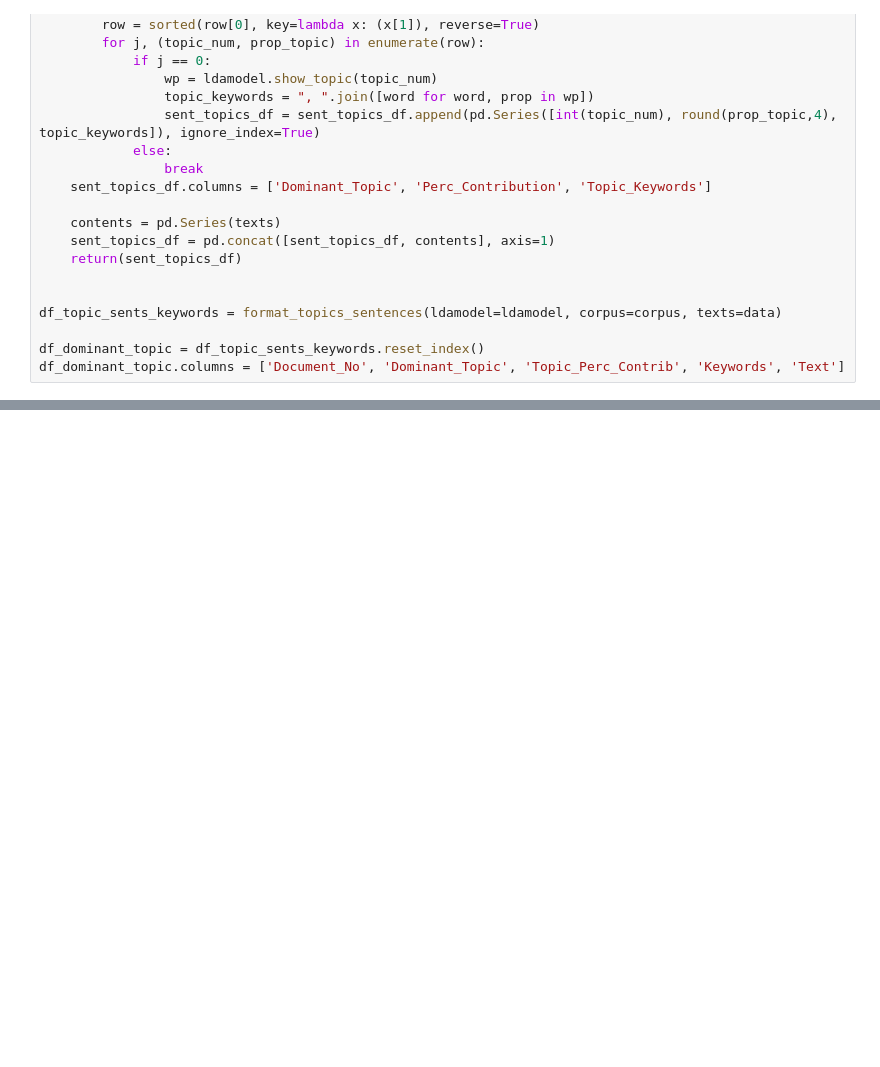
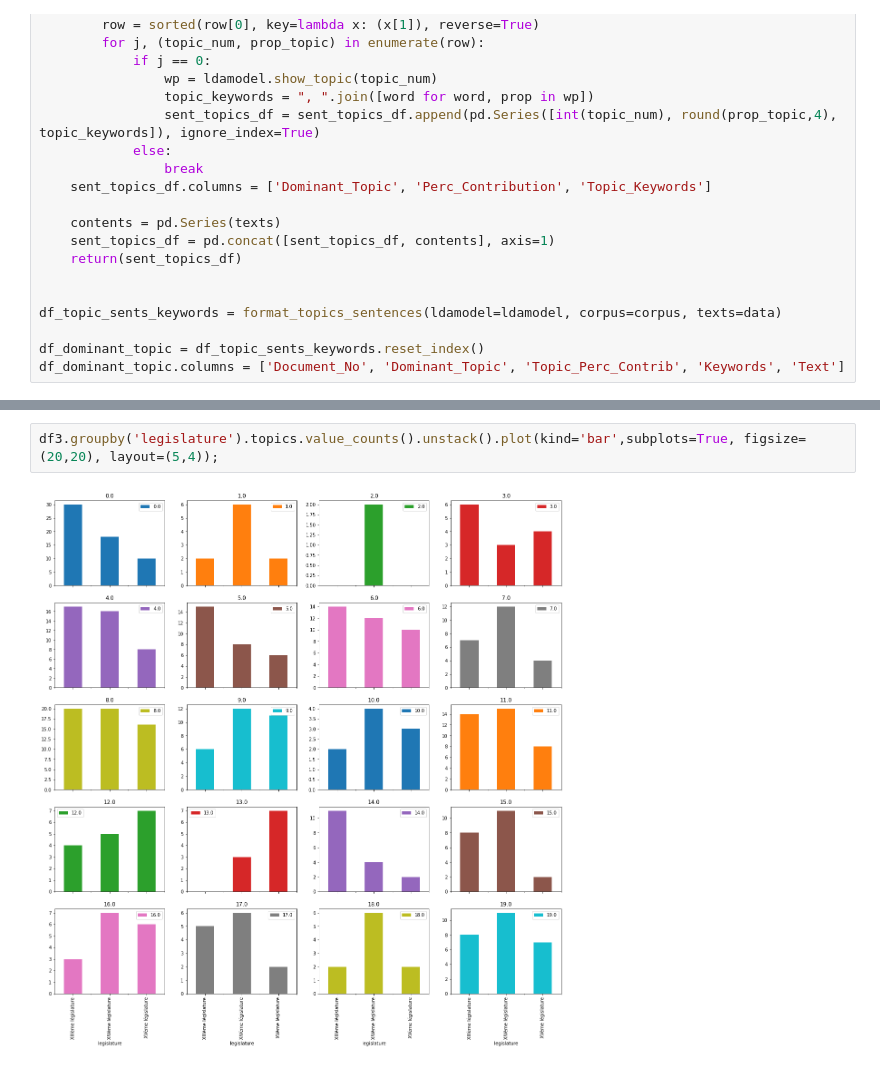
Before and after one commit to Geminy3/ProjetHNSKOL, a Jupyter notebook: Thématiques lemmatisé.ipynb, the cells around one changed output, grey strips where cells are left out. Cells and saved outputs as stored; diff of their text form; blank space fills up the shorter version.

```diff
--- a/Thématiques lemmatisé.ipynb
+++ b/Thématiques lemmatisé.ipynb
@@ -415,0 +438,4 @@ préalable
+# %%
+df3.groupby('legislature').topics.value_counts().unstack().plot(kind='bar',subplots=True, figsize=(20,20), layout=(5,4));
+# %% [output]
+[figure, added]
```
Also changed, not shown: parts of 17 cells of this notebook.
